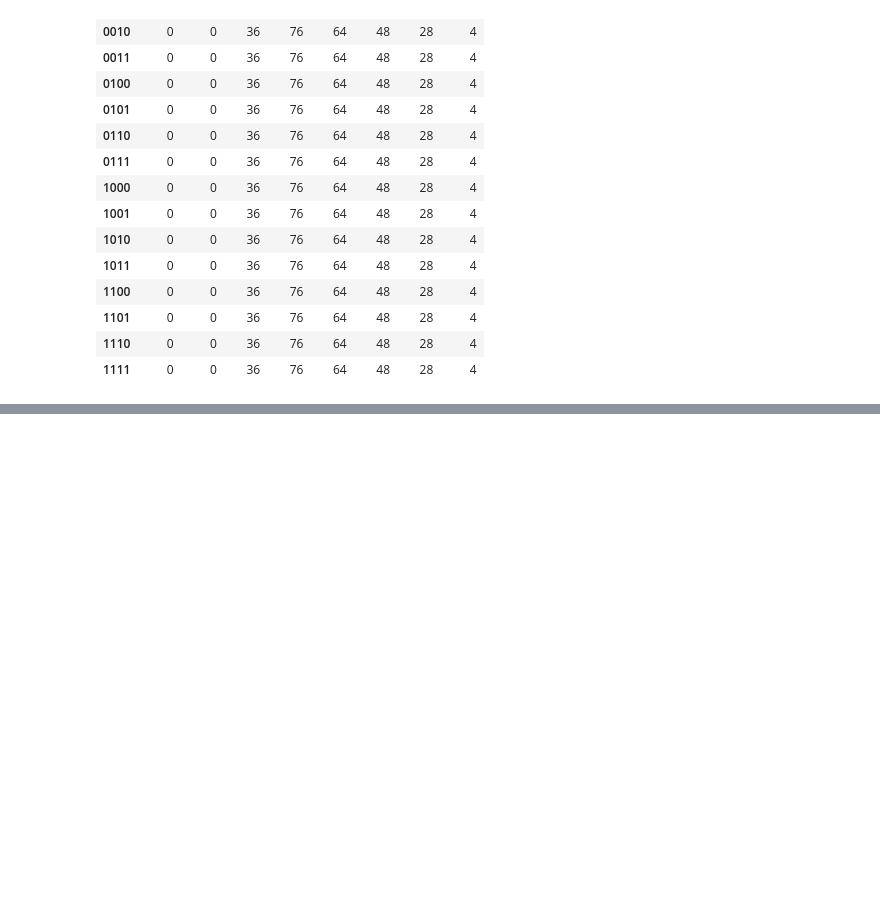
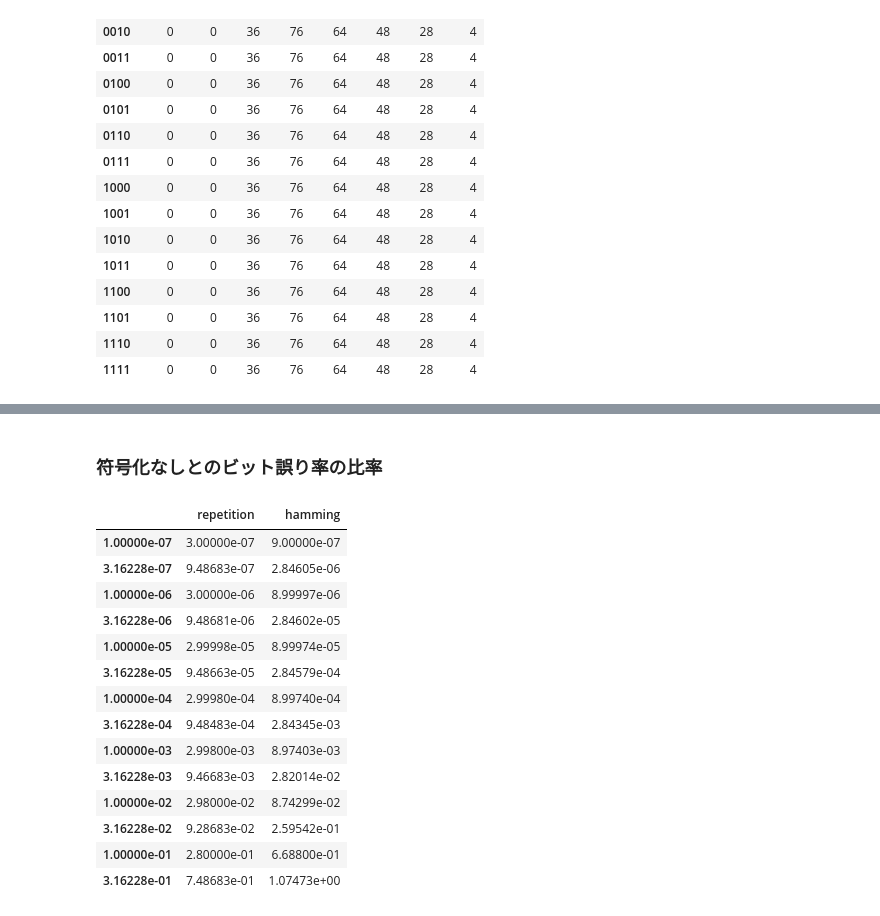
Before and after one commit to asano-lab/oasobi, a Jupyter notebook: coding/error_patterns.ipynb, the cells around one changed output, grey strips where cells are left out. Saved outputs shown, nothing was run; the diff lists cells and outputs as text; code cells hidden in the pictures; blank space fills up the shorter version.

```diff
--- a/coding/error_patterns.ipynb
+++ b/coding/error_patterns.ipynb
@@ -222,0 +259,21 @@ $\displaystyle 11.382350286017$
+# %% [markdown]
+### 符号化なしとのビット誤り率の比率
+# %%
+ber_ratio_df = (ber_df.T / e_prob_arr).T
+ber_ratio_df
+# %% [output]
+|  | repetition | hamming |
+| 1.00000e-07 | 3.00000e-07 | 9.00000e-07 |
+| 3.16228e-07 | 9.48683e-07 | 2.84605e-06 |
+| 1.00000e-06 | 3.00000e-06 | 8.99997e-06 |
+| 3.16228e-06 | 9.48681e-06 | 2.84602e-05 |
+| 1.00000e-05 | 2.99998e-05 | 8.99974e-05 |
+| 3.16228e-05 | 9.48663e-05 | 2.84579e-04 |
+| 1.00000e-04 | 2.99980e-04 | 8.99740e-04 |
+| 3.16228e-04 | 9.48483e-04 | 2.84345e-03 |
+| 1.00000e-03 | 2.99800e-03 | 8.97403e-03 |
+| 3.16228e-03 | 9.46683e-03 | 2.82014e-02 |
+| 1.00000e-02 | 2.98000e-02 | 8.74299e-02 |
+| 3.16228e-02 | 9.28683e-02 | 2.59542e-01 |
+| 1.00000e-01 | 2.80000e-01 | 6.68800e-01 |
+| 3.16228e-01 | 7.48683e-01 | 1.07473e+00 |
```
Also changed, not shown: parts of 17 cells of this notebook, 1 other file.
